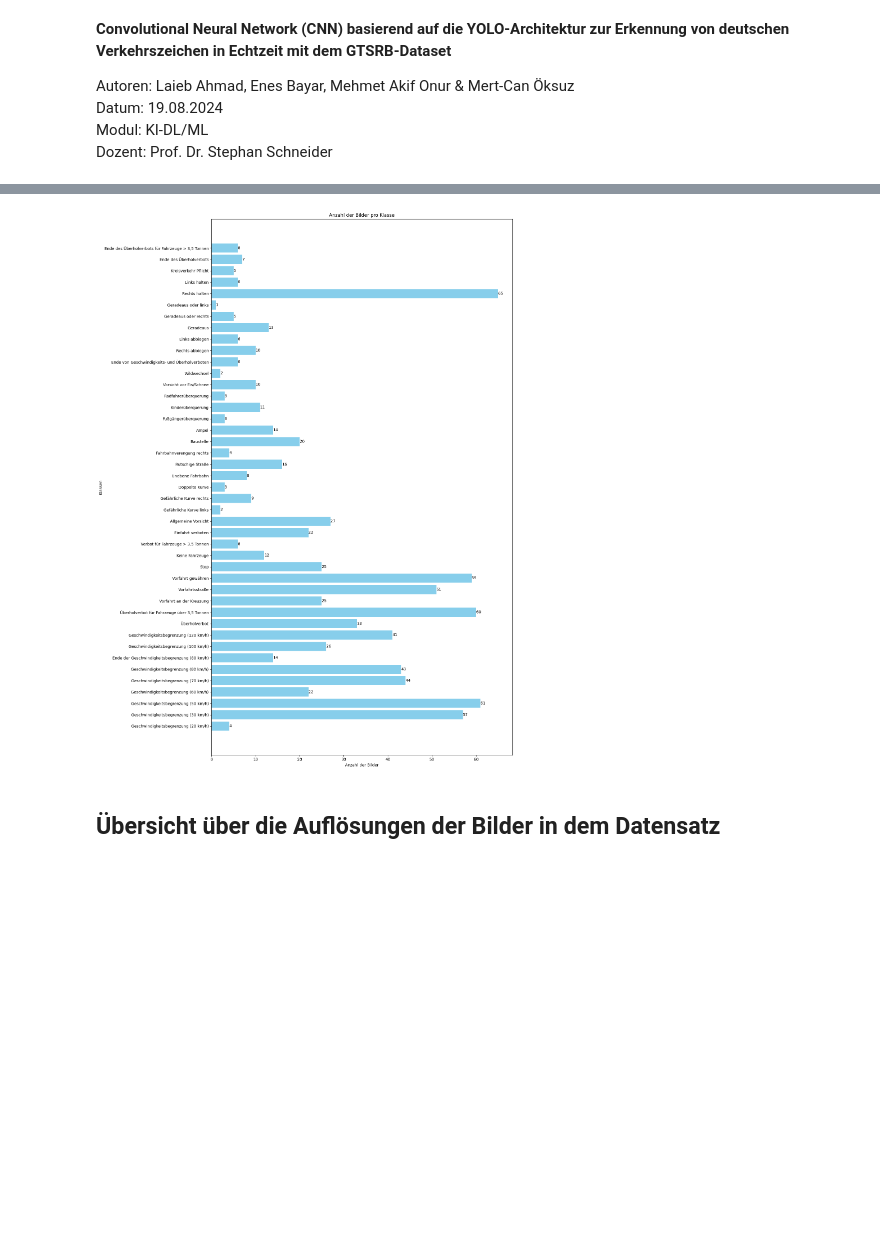
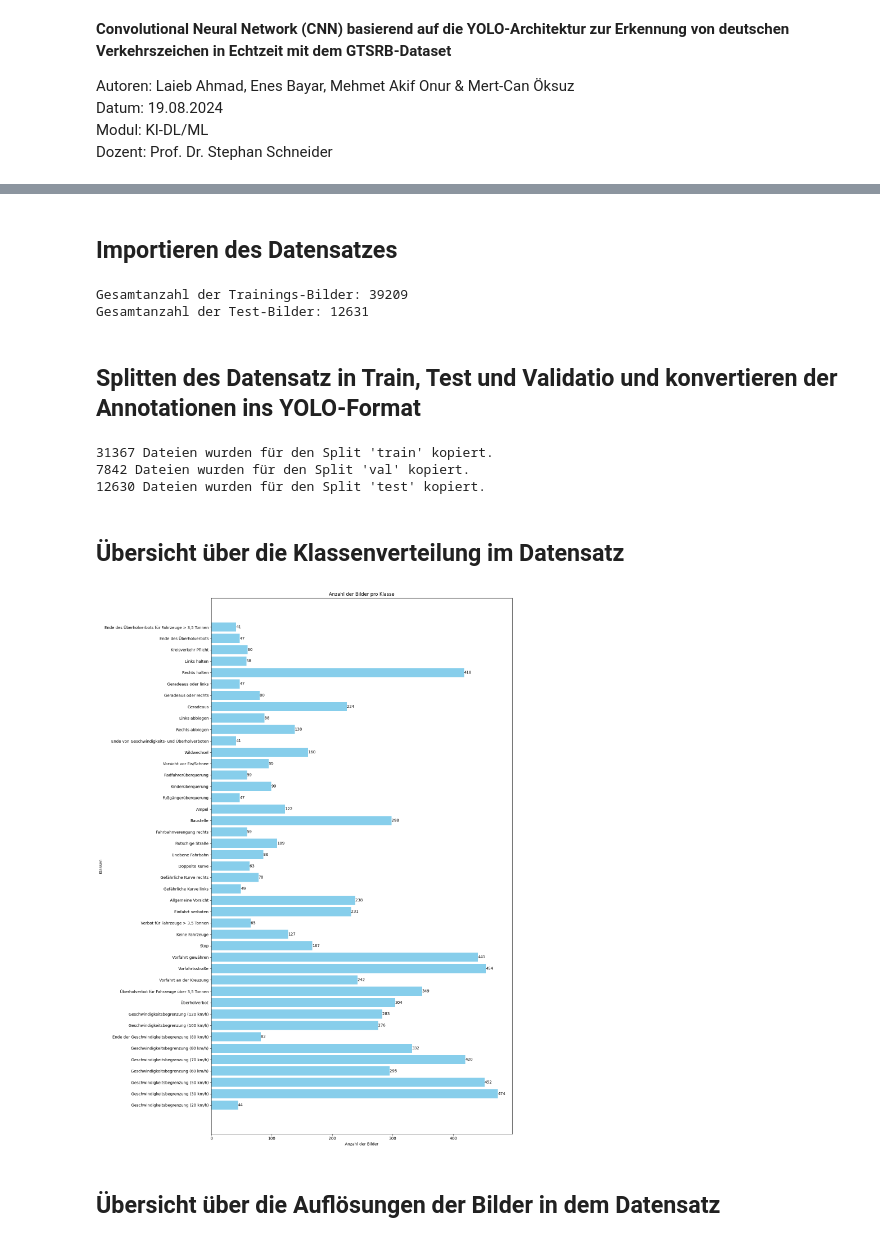
Before and after one commit to Laieb786/projekt-cnn-yolo-echtzeiterkennung-verkehszeichen-gtsrb, a Jupyter notebook: cnn_echtzeiterkennung_verkehrszeichen_modell.ipynb, the cells around one changed output, grey strips where cells are left out. Cells and saved outputs as stored; diff of their text form; code cells hidden in the pictures; blank space fills up the shorter version.

Commit message:
Aktualisierung der beiden Python-Datein entsprechend des neuen Datensatzes

```diff
--- a/cnn_echtzeiterkennung_verkehrszeichen_modell.ipynb
+++ b/cnn_echtzeiterkennung_verkehrszeichen_modell.ipynb
@@ -113,5 +72,61 @@ Import abgeschlossen.
+# %% [markdown]
+## **Importieren des Datensatzes**
+# %%
+#kagglehub.dataset_download("meowmeowmeowmeowmeow/gtsrb-german-traffic-sign")
+
+#Anzahl der Bilder pro Klasse im Trainingsdatensatz
+path_train = r"G:\Meine Ablage\projekt-cnn-yolo-echtzeiterkennung-verkehszeichen-gtsrb\gtsrb-german-traffic-sign\versions\1\Train"
+total_images = 0
+for i in range(0, 43):
+    path = os.path.join(path_train, str(i))
+    num_images = len(os.listdir(path))
+    total_images += num_images
+print("Gesamtanzahl der Trainings-Bilder:", total_images)
+
+#Anzahl der Bilder pro Klasse im Trainingsdatensatz
+path_test = r"G:\Meine Ablage\projekt-cnn-yolo-echtzeiterkennung-verkehszeichen-gtsrb\gtsrb-german-traffic-sign\versions\1\Test"
+num_images = len(os.listdir(path_test))
+print("Gesamtanzahl der Test-Bilder:", num_images)
+# %% [output]
+Gesamtanzahl der Trainings-Bilder: 39209
+Gesamtanzahl der Test-Bilder: 12631
+# %% [markdown]
+## **Splitten des Datensatz in Train, Test und Validatio und konvertieren der Annotationen ins YOLO-Format**
+# %%
+#Definieren der Verzeichnisse
+base_path = r"G:\Meine Ablage\projekt-cnn-yolo-echtzeiterkennung-verkehszeichen-gtsrb\gtsrb-german-traffic-sign\versions\1"
+train_image_base_dir = os.path.join(base_path, "Train")
+test_image_dir = os.path.join(base_path, "Test")
+train_csv_path = os.path.join(base_path, "Train.csv")
+test_csv_path = os.path.join(base_path, "Test.csv")
+
+#Laden der CSV-Dateien
+train_data = pd.read_csv(train_csv_path)
+test_data = pd.read_csv(test_csv_path)
+
+#Splitten des Trainingsdatensatzes in Training und Validation (80%/20%)
+train_df, val_df = train_test_split(train_data, test_size=0.2, random_state=42)
+
+#Erstellen der Verzeichnisstruktur im YOLO-Format
+os.makedirs("dataset/images/train", exist_ok=True)
+os.makedirs("dataset/images/val", exist_ok=True)
+os.makedirs("dataset/images/test", exist_ok=True)
+os.makedirs("dataset/labels/train", exist_ok=True)
+os.makedirs("dataset/labels/val", exist_ok=True)
+os.makedirs("dataset/labels/test", exist_ok=True)
+
+#Ausführen des Kopier- und Konvertierungsprozesses für Trainings-, Validierungs- und Testdatensätze (in den obigen Verzeichnissen)
+copy_images_and_convert_annotations(train_df, "train", train_image_base_dir)
+copy_images_and_convert_annotations(val_df, "val", train_image_base_dir)
+copy_images_and_convert_annotations(test_data, "test", test_image_dir)
+# %% [output]
+31367 Dateien wurden für den Split 'train' kopiert.
+7842 Dateien wurden für den Split 'val' kopiert.
+12630 Dateien wurden für den Split 'test' kopiert.
+# %% [markdown]
+## **Übersicht über die Klassenverteilung im Datensatz**
 # %%
-label_path = "G:/Meine Ablage/projekt-cnn-yolo-echtzeiterkennung-verkehszeichen-gtsrb/data/labels/train"
+label_path = r"G:\Meine Ablage\projekt-cnn-yolo-echtzeiterkennung-verkehszeichen-gtsrb\dataset\labels\val"
 class_names = [
     "Geschwindigkeitsbegrenzung (20 km/h)",
     "Geschwindigkeitsbegrenzung (30 km/h)",
@@ -133,35 +148,35 @@ class_names = [
     "Einfahrt verboten",
     "Allgemeine Vorsicht",
     "Gefährliche Kurve links",
     "Gefährliche Kurve rechts",
     "Doppelte Kurve",
     "Unebene Fahrbahn",
     "Rutschige Straße",
     "Fahrbahnverengung rechts",
     "Baustelle",
     "Ampel",
     "Fußgängerüberquerung",
     "Kinderüberquerung",
     "Radfahrerüberquerung",
     "Vorsicht vor Eis/Schnee",
     "Wildwechsel",
     "Ende von Geschwindigkeits- und Überholverboten",
     "Rechts abbiegen",
     "Links abbiegen",
     "Geradeaus",
     "Geradeaus oder rechts",
     "Geradeaus oder links",
     "Rechts halten",
     "Links halten",
     "Kreisverkehr Pflicht",
     "Ende des Überholverbots",
     "Ende des Überholverbots für Fahrzeuge > 3,5 Tonnen"
 ]
-output_path = 'G:/Meine Ablage/projekt-cnn-yolo-echtzeiterkennung-verkehszeichen-gtsrb/data'
+output_path = 'G:/Meine Ablage/prosjekt-cnn-yolo-echtzeiterkennung-verkehszeichen-gtsrb/dataset'
 
 plot_class_distribution(label_path, class_names, output_path)
 # %% [output]
-[figure, old version]
+[figure, new version]
 # %% [markdown]
 ## **Übersicht über die Auflösungen der Bilder in dem Datensatz**
 # %%
```
Also changed, not shown: parts of 16 cells of this notebook, 1 other file.
